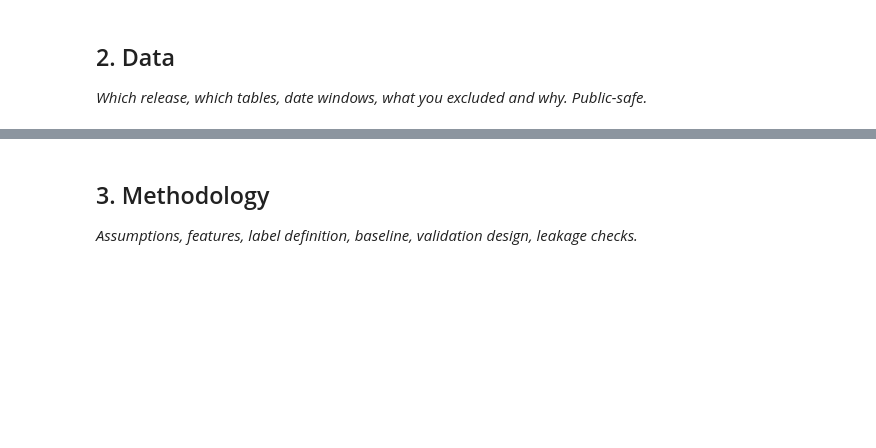
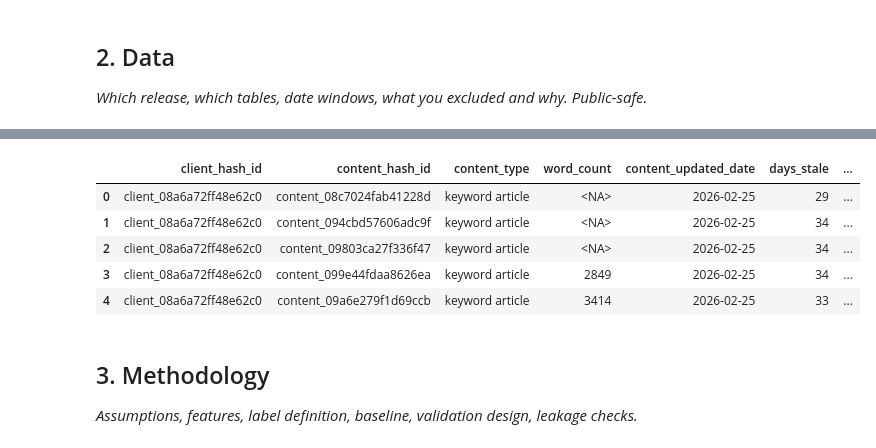
Before and after one commit to abdul-ITexpert/flyrank-internship-week1, a Jupyter notebook: work/notebooks/capstone.ipynb, the cells around one changed output, grey strips where cells are left out. Drawn from its saved outputs; the diff is of its cells as text; code cells hidden in the pictures; blank space fills up the shorter version.

```diff
--- a/work/notebooks/capstone.ipynb
+++ b/work/notebooks/capstone.ipynb
@@ -12,0 +20,19 @@ This skeleton is yours to fill. Work the sections **in order** — each one has
+# %%
+import duckdb
+import pandas as pd
+import numpy as np
+import os
+import json
+import matplotlib.pyplot as plt
+from sklearn.linear_model import LogisticRegression
+from sklearn.preprocessing import StandardScaler
+from sklearn.model_selection import GroupShuffleSplit
+from sklearn.metrics import roc_auc_score, precision_score, recall_score, f1_score, confusion_matrix
+from google.colab import userdata
+
+
+HF_TOKEN = userdata.get("HF_TOKEN")
+con = duckdb.connect()
+con.execute(f"CREATE SECRET (TYPE huggingface, TOKEN '{HF_TOKEN}')")
+
+print("Environment configured and DuckDB connection initialized.")
@@ -16,0 +55,64 @@ This skeleton is yours to fill. Work the sections **in order** — each one has
+# %%
+
+query = """
+WITH content_meta AS (
+    SELECT
+        content_hash_id,
+        client_hash_id,
+        content_type,
+        word_count,
+        content_updated_date
+    FROM read_parquet('hf://datasets/FlyRank/internship-warehouse/dim_content.parquet')
+    WHERE content_updated_date IS NOT NULL
+),
+
+march_features AS (
+    SELECT
+        d.client_hash_id,
+        d.content_hash_id,
+        AVG(d.gsc_impressions) AS march_avg_impressions,
+        AVG(d.gsc_clicks) AS march_avg_clicks,
+        AVG(d.gsc_avg_position) AS march_avg_position,
+        MAX(d.report_date) AS max_march_date
+    FROM read_parquet('hf://datasets/FlyRank/internship-warehouse/fact_content_daily_performance/**/*.parquet') d
+    WHERE d.month = '2026-03'
+      AND d.gsc_data_available IS TRUE
+    GROUP BY d.client_hash_id, d.content_hash_id
+),
+
+april_outcome AS (
+    SELECT
+        d.content_hash_id,
+        AVG(d.gsc_clicks) AS april_avg_clicks
+    FROM read_parquet('hf://datasets/FlyRank/internship-warehouse/fact_content_daily_performance/**/*.parquet') d
+    WHERE d.month = '2026-04'
+      AND d.gsc_data_available IS TRUE
+    GROUP BY d.content_hash_id
+)
+
+SELECT
+    m.client_hash_id,
+    m.content_hash_id,
+    c.content_type,
+    c.word_count,
+    c.content_updated_date,
+    date_diff('day', c.content_updated_date, m.max_march_date) AS days_stale,
+    m.march_avg_impressions,
+    m.march_avg_clicks,
+    m.march_avg_position,
+    a.april_avg_clicks,
+    CASE
+        WHEN a.april_avg_clicks IS NULL OR a.april_avg_clicks <= 0.8 * m.march_avg_clicks THEN 1
+        ELSE 0
+    END AS needs_refresh_target
+FROM march_features m
+JOIN content_meta c ON m.content_hash_id = c.content_hash_id
+LEFT JOIN april_outcome a ON m.content_hash_id = a.content_hash_id
+WHERE date_diff('day', c.content_updated_date, m.max_march_date) >= 0
+"""
+
+capstone_df = con.sql(query).df()
+print(f"Aggregated Content Records: {len(capstone_df)}")
+print(f"Target Distribution:\n{capstone_df['needs_refresh_target'].value_counts(normalize=True).round(4)}")
+display(capstone_df.head())
+# %% [output]
@@ -17,3 +125,9 @@ This skeleton is yours to fill. Work the sections **in order** — each one has
+|  | client_hash_id | content_hash_id | content_type | word_count | content_updated_date | days_stale | ... |
+| 0 | client_08a6a72ff48e62c0 | content_08c7024fab41228d | keyword article | <NA> | 2026-02-25 | 29 | ... |
+| 1 | client_08a6a72ff48e62c0 | content_094cbd57606adc9f | keyword article | <NA> | 2026-02-25 | 34 | ... |
+| 2 | client_08a6a72ff48e62c0 | content_09803ca27f336f47 | keyword article | <NA> | 2026-02-25 | 34 | ... |
+| 3 | client_08a6a72ff48e62c0 | content_099e44fdaa8626ea | keyword article | 2849 | 2026-02-25 | 34 | ... |
+| 4 | client_08a6a72ff48e62c0 | content_09a6e279f1d69ccb | keyword article | 3414 | 2026-02-25 | 33 | ... |
 # %% [markdown]
 ## 3. Methodology
 
```
Also changed, not shown: parts of 15 cells of this notebook.
